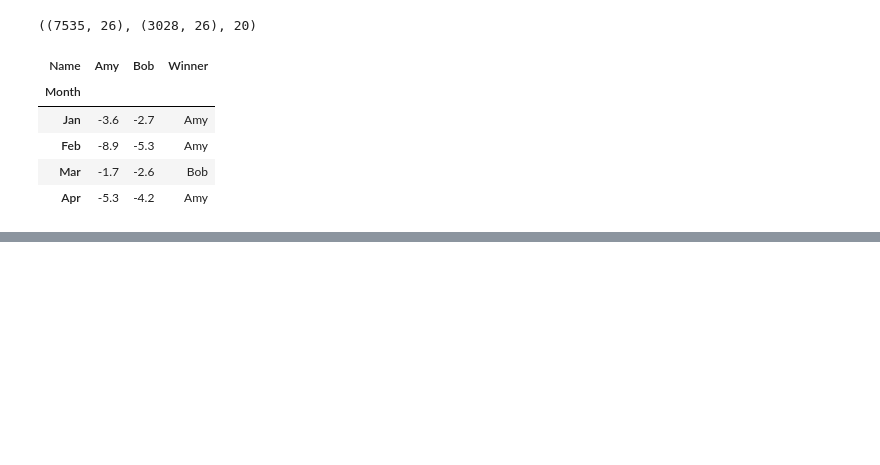
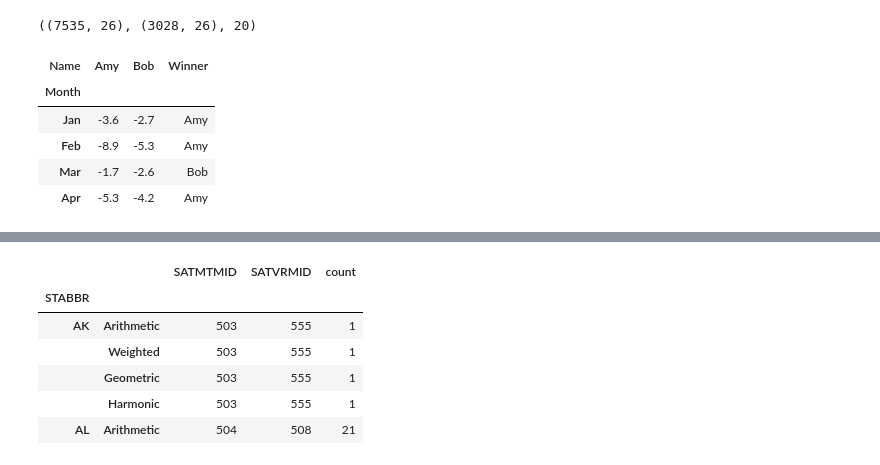
Before and after one commit to minstrel1149/pandas_practice-cookbook1, a Jupyter notebook: Pd_cookbook_1_chapter9.ipynb, the cells around one changed output, grey strips where cells are left out. Drawn from its saved outputs; the diff is of its cells as text; code cells hidden in the pictures; blank space fills up the shorter version.

```diff
--- a/Pd_cookbook_1_chapter9.ipynb
+++ b/Pd_cookbook_1_chapter9.ipynb
@@ -353,0 +406,35 @@ def pct_loss(ser):
+# %%
+def calculate_means(df):
+    # df_means라는 새로운 DataFrame 생성 -> index 이름 설정
+    df_means = pd.DataFrame(index=['Arithmetic',' Weighted', 'Geometric', 'Harmonic'])
+    # 'SATMTMID', 'SATVRMID' 열 순환
+    cols = ['SATMTMID', 'SATVRMID']
+    for col in cols:
+        # 각 열 Series의 산술평균 값 구하기
+        arithmetic = df[col].mean()
+        # 각 열 Series의 가중평균 값 구하기
+        weighted = np.average(df[col], weights=df['UGDS'])
+        # 각 열 Series의 기하평균 값 구하기
+        geometric = ss.gmean(df[col])
+        # 각 열 Series의 조화평균 값 구하기
+        harmonic = ss.hmean(df[col])
+        # 새로 만들어진 df_means DataFrame에서 각 열을 df_means.index에 맞게 값 매치
+        df_means[col] = [arithmetic, weighted, geometric, harmonic]
+    # df_means DataFrame에 'count'열 추가
+    df_means['count'] = len(df)
+    # DataFrame 반환 -> 인덱스(산술, 가중, 기하, 조화평균), 열(SATMTMID, SATVRMID, count)
+    return df_means.astype('int')
+(college2
+.groupby('STABBR')
+# apply() 메서드에 출력이 DataFrame인 함수 전달 -> 그룹 내 DataFrame 형식으로 출력
+.apply(calculate_means)
+.head()
+)
+# %% [output]
+|  |  | SATMTMID | SATVRMID | count |
+| STABBR |  |  |  |  |
+| AK | Arithmetic | 503 | 555 | 1 |
+|  | Weighted | 503 | 555 | 1 |
+|  | Geometric | 503 | 555 | 1 |
+|  | Harmonic | 503 | 555 | 1 |
+| AL | Arithmetic | 504 | 508 | 21 |
```
Also changed, not shown: parts of 4 cells of this notebook.
